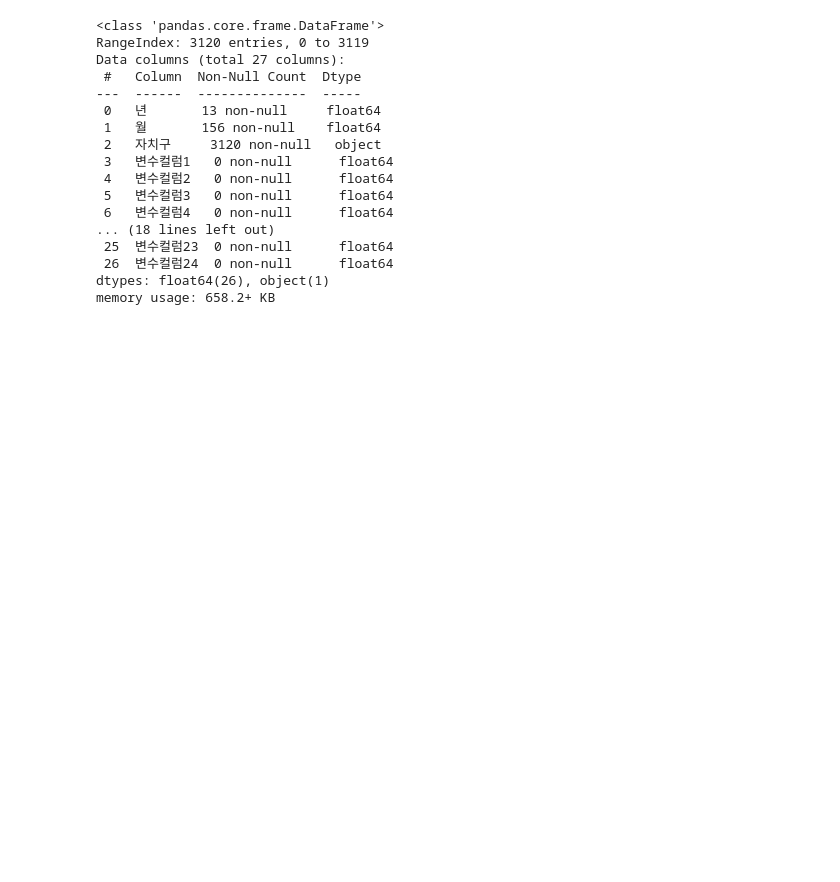
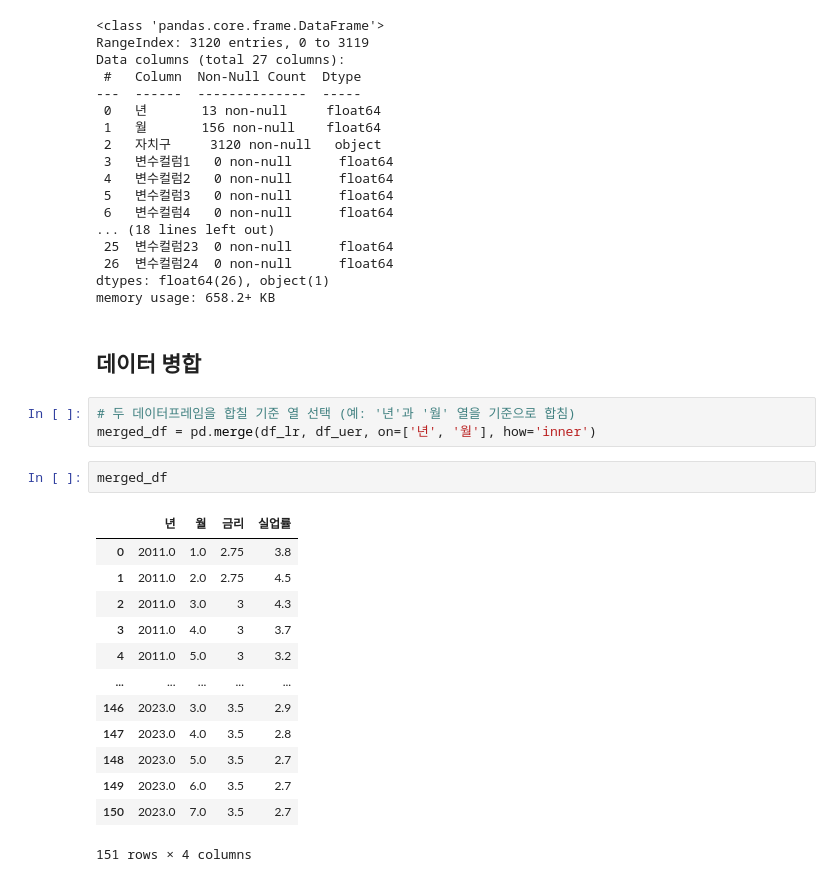
Before and after one commit to Gil-Yeon/TIL, a Jupyter notebook: Project/Preprocessing.ipynb, the cells around one changed output. Drawn from its saved outputs; the diff is of its cells as text; blank space fills up the shorter version.

```diff
--- a/Project/Preprocessing.ipynb
+++ b/Project/Preprocessing.ipynb
@@ -197,3 +203,24 @@ Data columns (total 27 columns):
  26  변수컬럼24  0 non-null      float64
 dtypes: float64(26), object(1)
 memory usage: 658.2+ KB
+# %% [markdown]
+## 데이터 병합
+# %%
+# 두 데이터프레임을 합칠 기준 열 선택 (예: '년'과 '월' 열을 기준으로 합침)
+merged_df = pd.merge(df_lr, df_uer, on=['년', '월'], how='inner')
+# %%
+merged_df
+# %% [output]
+|  | 년 | 월 | 금리 | 실업률 |
+| 0 | 2011.0 | 1.0 | 2.75 | 3.8 |
+| 1 | 2011.0 | 2.0 | 2.75 | 4.5 |
+| 2 | 2011.0 | 3.0 | 3 | 4.3 |
+| 3 | 2011.0 | 4.0 | 3 | 3.7 |
+| 4 | 2011.0 | 5.0 | 3 | 3.2 |
+| ... | ... | ... | ... | ... |
+| 146 | 2023.0 | 3.0 | 3.5 | 2.9 |
+| 147 | 2023.0 | 4.0 | 3.5 | 2.8 |
+| 148 | 2023.0 | 5.0 | 3.5 | 2.7 |
+| 149 | 2023.0 | 6.0 | 3.5 | 2.7 |
+| 150 | 2023.0 | 7.0 | 3.5 | 2.7 |
+151 rows × 4 columns
```
Also changed, not shown: parts of 1 cell of this notebook, 5 other files.
